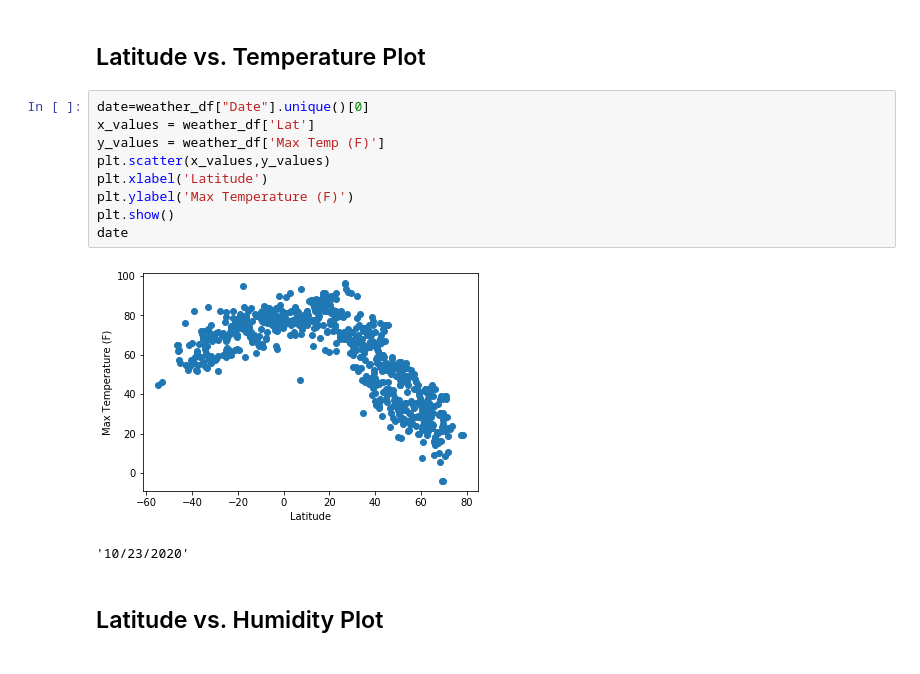
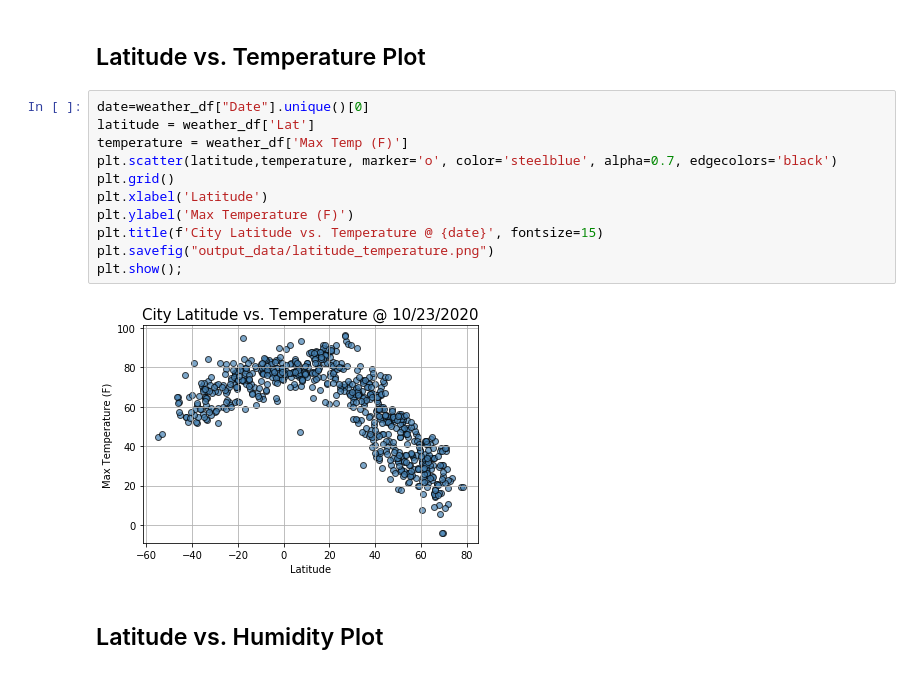
Before and after one commit to zsvorenova/api-challenge, a Jupyter notebook: WeatherPy.ipynb, the cells around one changed output. Saved outputs shown, nothing was run; the diff lists cells and outputs as text.

Commit message:
scatter plots

```diff
--- a/WeatherPy.ipynb
+++ b/WeatherPy.ipynb
@@ -260,15 +246,16 @@ Name: Date, dtype: object
 ## Latitude vs. Temperature Plot
 # %%
 date=weather_df["Date"].unique()[0]
-x_values = weather_df['Lat']
-y_values = weather_df['Max Temp (F)']
-plt.scatter(x_values,y_values)
+latitude = weather_df['Lat']
+temperature = weather_df['Max Temp (F)']
+plt.scatter(latitude,temperature, marker='o', color='steelblue', alpha=0.7, edgecolors='black')
+plt.grid()
 plt.xlabel('Latitude')
 plt.ylabel('Max Temperature (F)')
-plt.show()
-date
+plt.title(f'City Latitude vs. Temperature @ {date}', fontsize=15)
+plt.savefig("output_data/latitude_temperature.png")
+plt.show();
 # %% [output]
-[figure, old version]
+[figure, new version]
-'10/23/2020'
 # %% [markdown]
 ## Latitude vs. Humidity Plot
```
Also changed, not shown: parts of 9 cells of this notebook, 4 other files.
